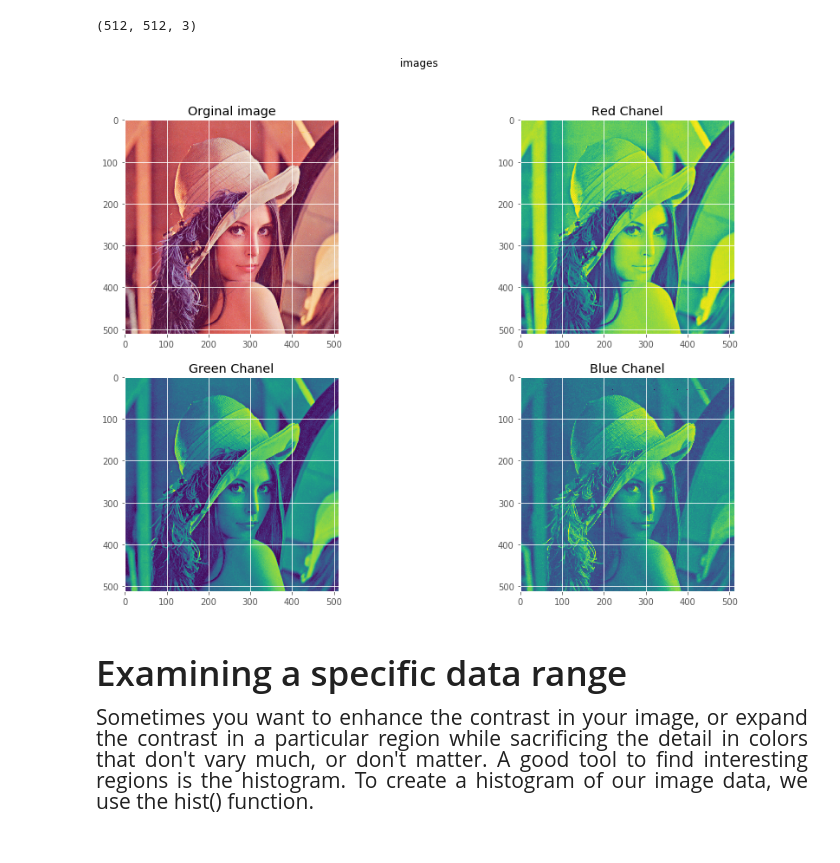
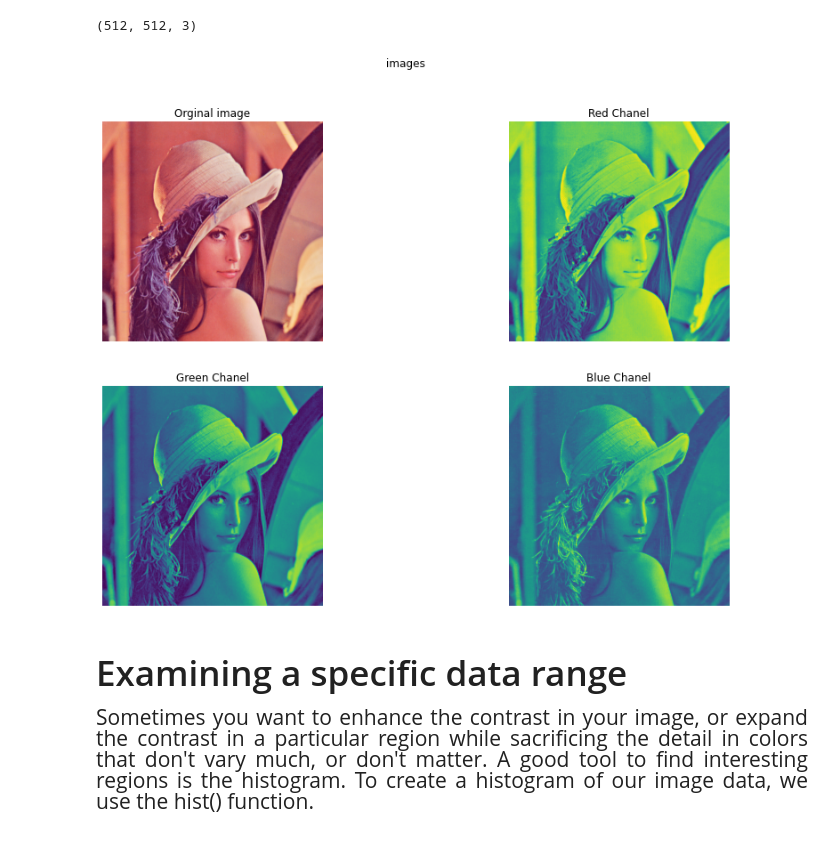
Before and after one commit to semnan-university-ai/Computer-vision, a Jupyter notebook: matplot-pressentation/matplotlib.ipynb, the cells around one changed output. Cells and saved outputs as stored; diff of their text form; code cells hidden in the pictures.

```diff
--- a/matplot-pressentation/matplotlib.ipynb
+++ b/matplot-pressentation/matplotlib.ipynb
@@ -616,35 +621,42 @@ print(img_lena.shape)
 # %% [output]
 (512, 512, 3)
 # %%
+
 figure(num=None, figsize=(15, 10))
 
+
+
 plt.subplot(2, 2, 1)
+plt.axis('off')
 plt.imshow(img_lena[:,:,:])
 plt.title("Orginal image")
 
 
 plt.subplot(2, 2, 2)
+plt.axis('off')
 red_img_lena = img_lena[:,:,0]
 plt.imshow(red_img_lena)
 plt.title("Red Chanel")
 
 
 
 plt.subplot(2, 2, 3)
+plt.axis('off')
 green_img_lena = img_lena[:,:,1]
 plt.imshow(green_img_lena)
 plt.title("Green Chanel")
 
 plt.subplot(2, 2, 4)
+plt.axis('off')
 blue_img_lena = img_lena[:,:,2]
 plt.imshow(blue_img_lena)
 plt.title("Blue Chanel")
 
 
 plt.suptitle(" images")
 plt.show()
 # %% [output]
-[figure, old version]
+[figure, new version]
 # %% [markdown]
 <h1 style="font-size: 250%;text-align: justify;line-height: 140%;">
 Examining a specific data range
```
Also changed, not shown: parts of 39 cells of this notebook, 7 other files.
